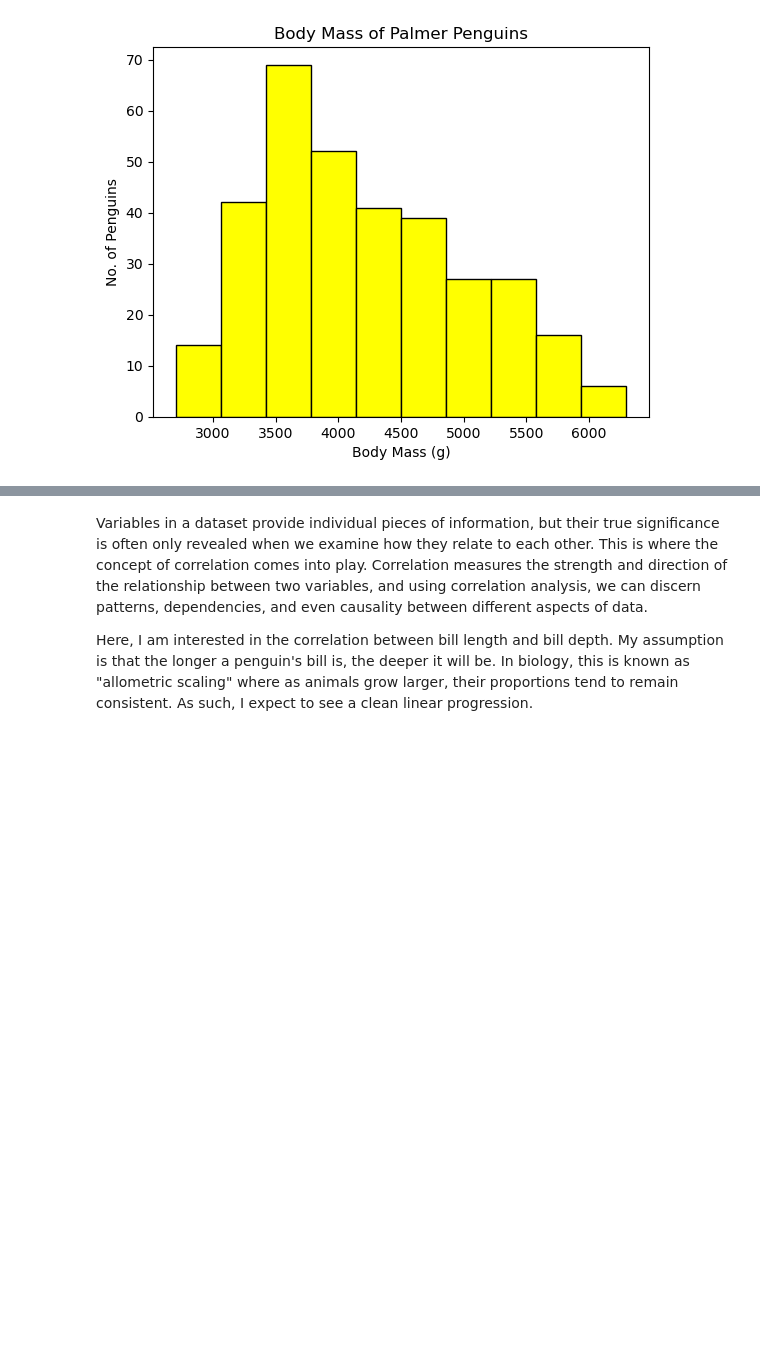
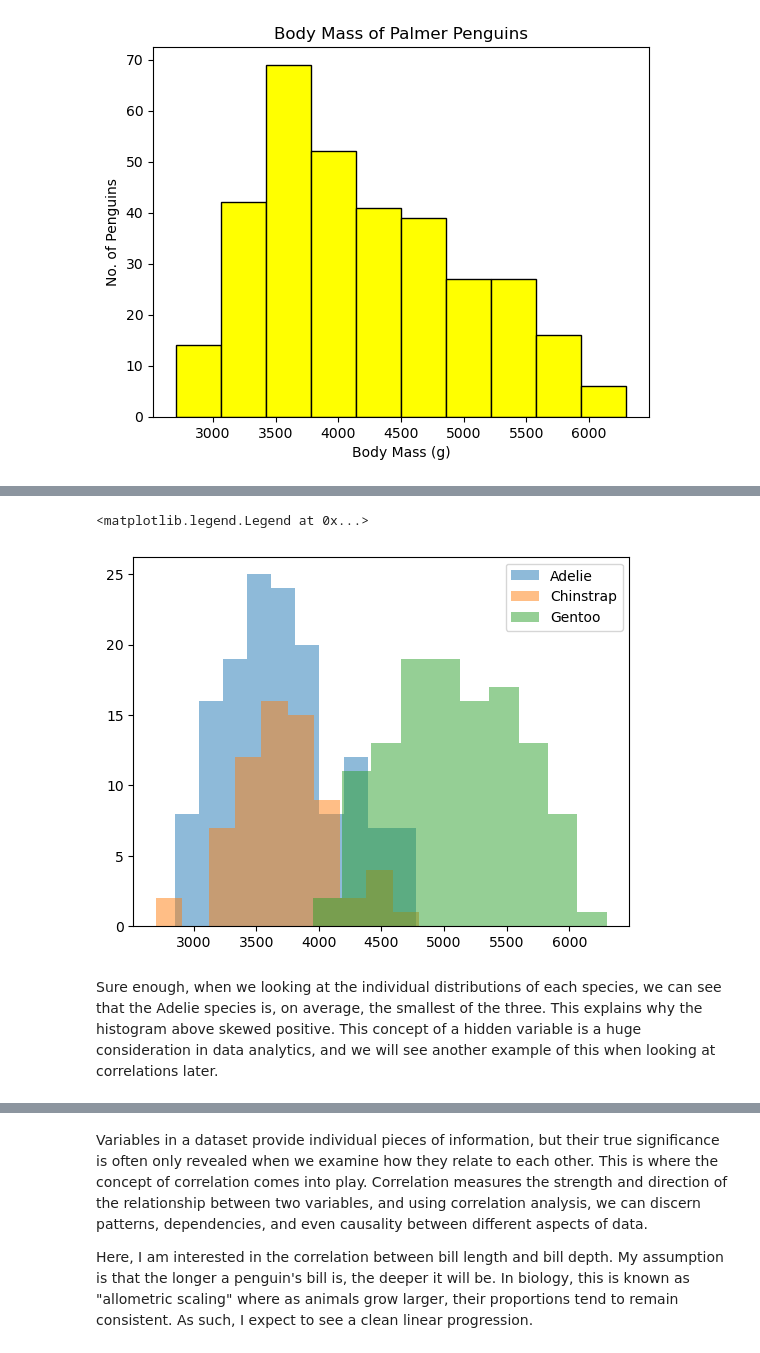
Before and after one commit to MylesHenehan/mywork, a Jupyter notebook: penguins.ipynb, the cells around one changed output, grey strips where cells are left out. Cells and saved outputs as stored; diff of their text form; code cells hidden in the pictures; blank space fills up the shorter version.

```diff
--- a/penguins.ipynb
+++ b/penguins.ipynb
@@ -115,2 +143,14 @@ Placeholder: Explain data.
+# %%
+grouped = df.groupby('species')
+
+for species, data in grouped:
+    plt.hist(data['body_mass_g'], bins=10, alpha=0.5, label=species)
+
+plt.legend()
+# %% [output]
+<matplotlib.legend.Legend at 0x...>
+[figure, added]
+# %% [markdown]
+Sure enough, when we looking at the individual distributions of each species, we can see that the Adelie species is, on average, the smallest of the three. This explains why the histogram above skewed positive. This concept of a hidden variable is a huge consideration in data analytics, and we will see another example of this when looking at correlations later.
 # %% [markdown]
 # Analysis of the Correlation between Two Variables
```
Also changed, not shown: parts of 25 cells of this notebook.
